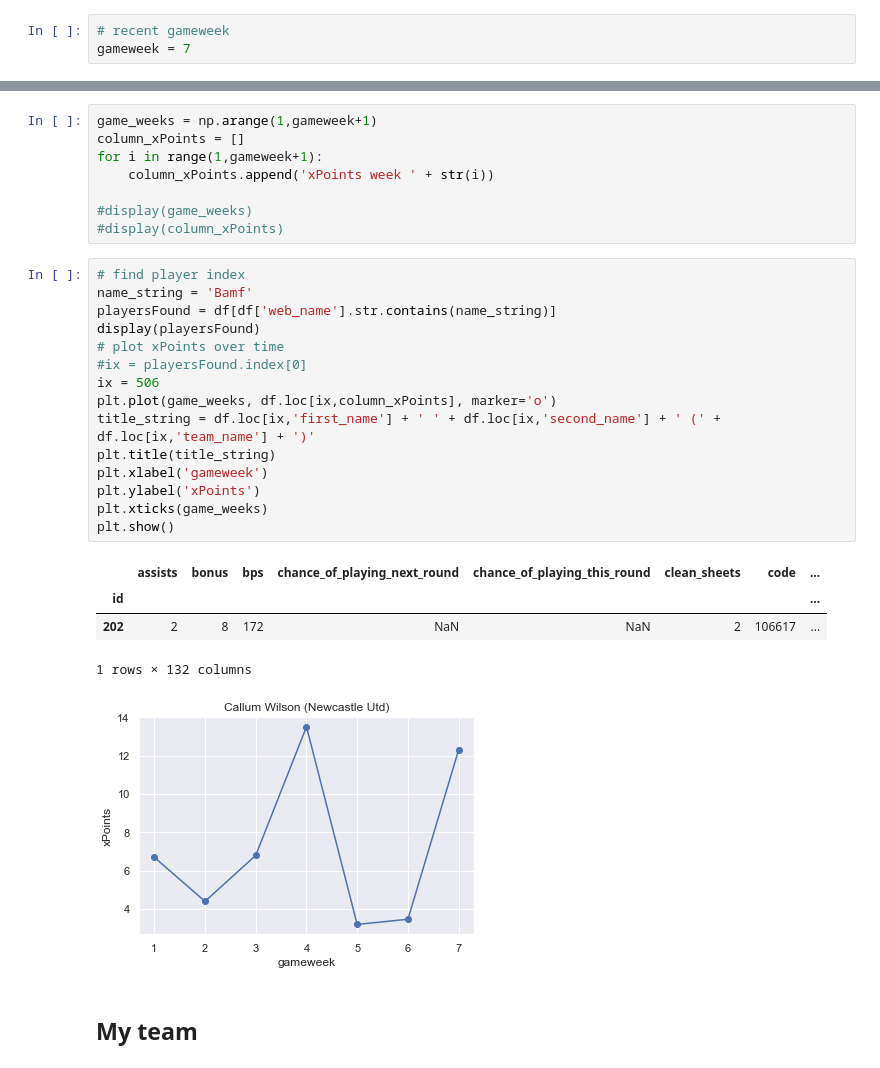
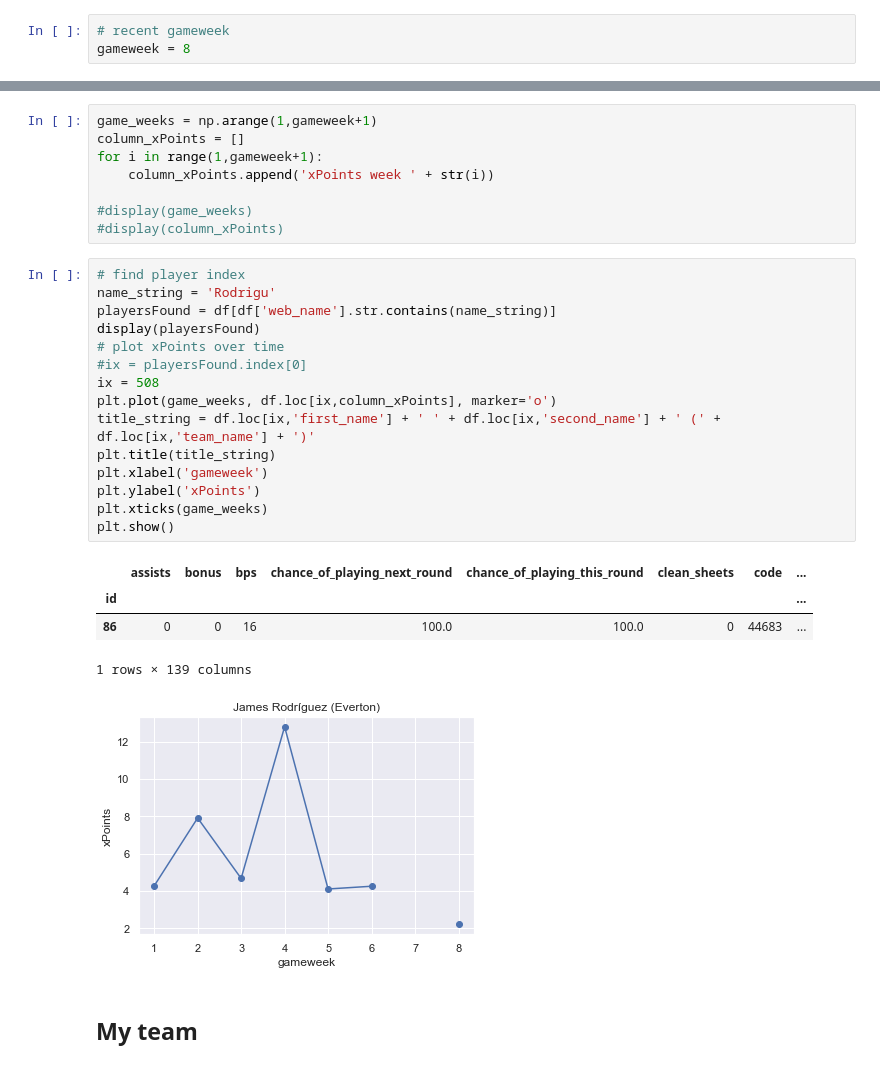
Before and after one commit to jaksticks/Fantasy-Premier-League, a Jupyter notebook: notebooks/playerEvaluation.ipynb, the cells around one changed output, grey strips where cells are left out. Cells and saved outputs as stored; diff of their text form.

Commit message:
update gameweek 8

```diff
--- a/notebooks/playerEvaluation.ipynb
+++ b/notebooks/playerEvaluation.ipynb
@@ -4,7 +4,7 @@
 Here we compare players based on their adjusted points. Also, we calculate some useful metrics using the adjusted points to further evaluate player performance in FPL.
 # %%
 # recent gameweek
-gameweek = 7
+gameweek = 8
 # %%
 # import basic libraries
 import pandas as pd
@@ -294,25 +294,25 @@ for i in range(1,gameweek+1):
 #display(column_xPoints)
 # %%
 # find player index
-name_string = 'Bamf'
+name_string = 'Rodrigu'
 playersFound = df[df['web_name'].str.contains(name_string)]
 display(playersFound)
 # plot xPoints over time
 #ix = playersFound.index[0]
-ix = 506
+ix = 508
 plt.plot(game_weeks, df.loc[ix,column_xPoints], marker='o')
 title_string = df.loc[ix,'first_name'] + ' ' + df.loc[ix,'second_name'] + ' (' + df.loc[ix,'team_name'] + ')'
 plt.title(title_string)
 plt.xlabel('gameweek')
 plt.ylabel('xPoints')
 plt.xticks(game_weeks)
 plt.show()
 # %% [output]
 |  | assists | bonus | bps | chance_of_playing_next_round | chance_of_playing_this_round | clean_sheets | code | ... |
 | id |  |  |  |  |  |  |  | ... |
-| 202 | 2 | 8 | 172 | NaN | NaN | 2 | 106617 | ... |
+| 86 | 0 | 0 | 16 | 100.0 | 100.0 | 0 | 44683 | ... |
-1 rows × 132 columns
+1 rows × 139 columns
-[figure, old version]
+[figure, new version]
 # %% [markdown]
 ## My team
 # %%
```
Also changed, not shown: parts of 10 cells of this notebook, 6 other files.
